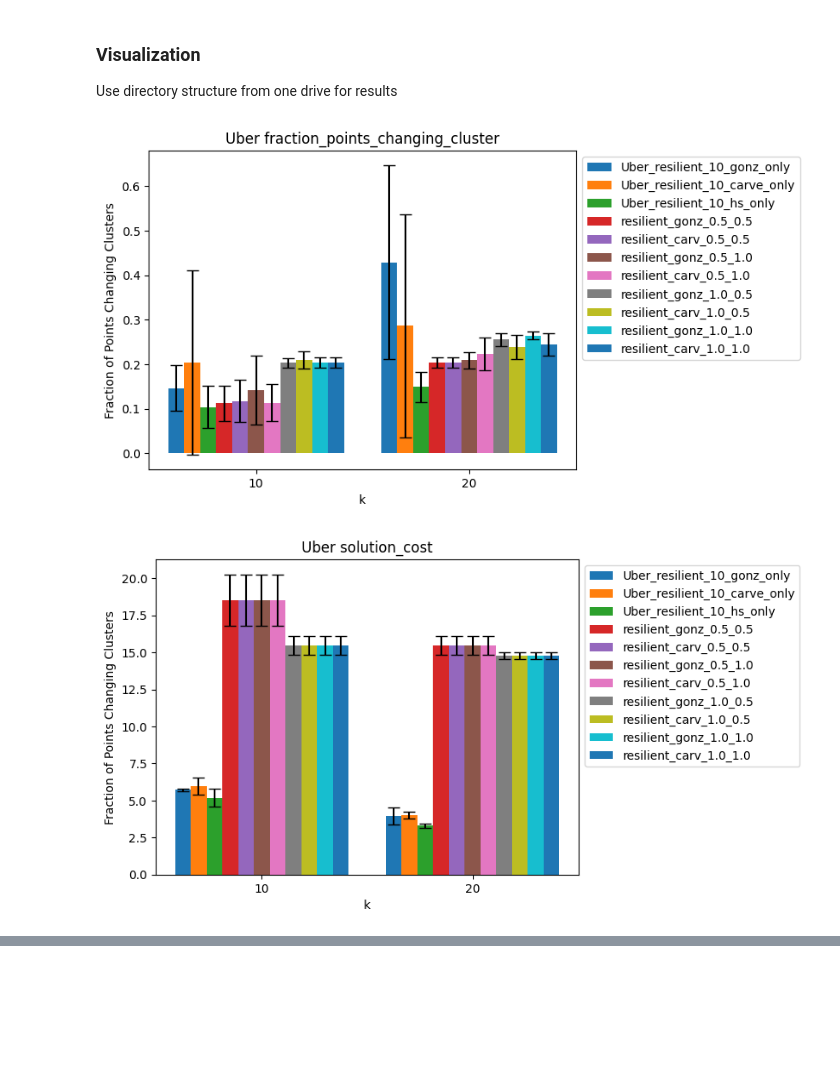
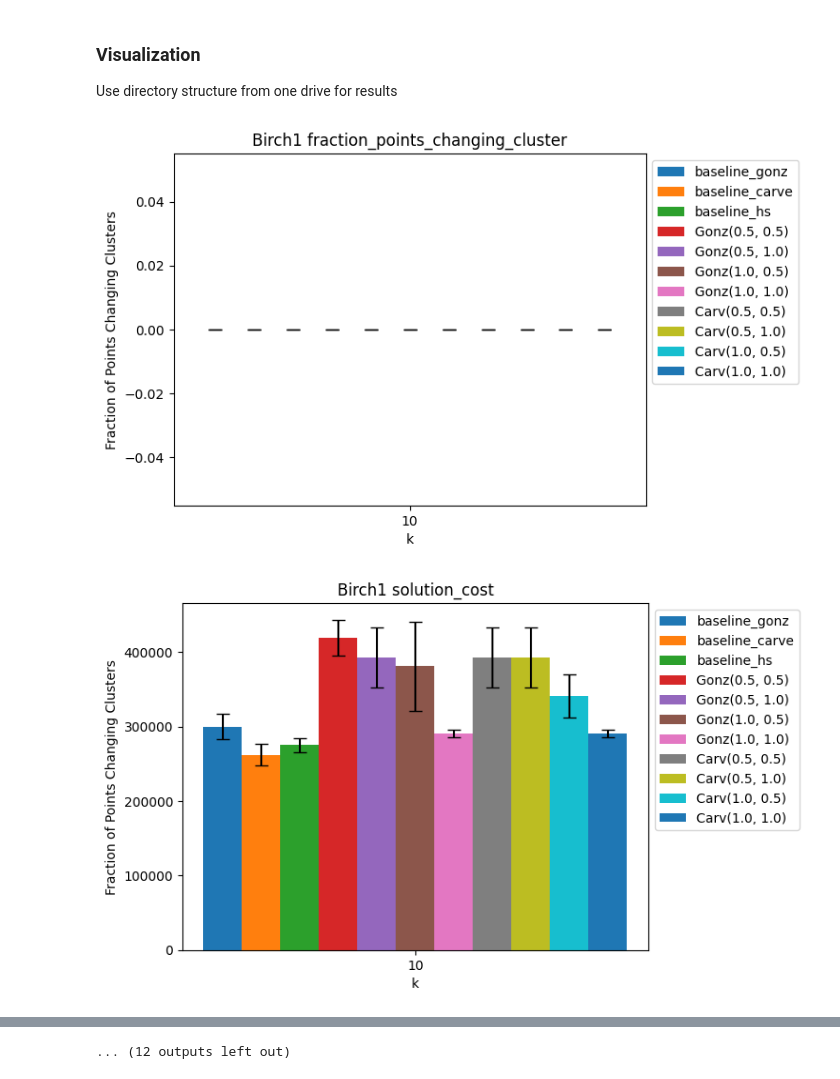
Before and after one commit to yoannalhc/comp5331-grp6, a Jupyter notebook: COMP5331_Project_refactored.ipynb, the cells around one changed output, grey strips where cells are left out. Drawn from its saved outputs; the diff is of its cells as text; code cells hidden in the pictures; blank space fills up the shorter version.

```diff
--- a/COMP5331_Project_refactored.ipynb
+++ b/COMP5331_Project_refactored.ipynb
@@ -364,24 +363,36 @@ from src.datasets import *
 from pprint import pprint
 import pickle
 import matplotlib.pyplot as plt
+import matplotlib.ticker as mtick
 results ={
     # dataset : k, seed, a, b (need to access resilient and baseline)
-    # 'Birch1': [[10],[5331,5332,5333], (0.5, 1.0), (0.5, 1.0)],
-    # 'Birch2': [[20],[5331,5332,5333], (0.5, 1.0), (0.5, 1.0)],
-    # 'Birch3': [[10],[5331,5332,5333], (0.5, 1.0), (0.5, 1.0)],
-    # 'Brightkite': [[50,100],[5331,5332,5333], (0.5, 1.0), (0.5, 1.0)],
-    # 'HighDim32' : [[10,20],[5331,5332,5333], (0.5, 1.0), (0.5, 1.0)],
-    # 'HighDim64' : [[10,20],[5331,5332,5333], (0.5, 1.0), (0.5, 1.0)],
-    # 'HighDim128' : [[10,20],[5331,5332,5333], (0.5, 1.0), (0.5, 1.0)],
+    'Birch1': [[10],[5331,5332,5333], (0.5, 1.0), (0.5, 1.0)],
+    'Birch2': [[20],[5331,5332,5333], (0.5, 1.0), (0.5, 1.0)],
+    'Birch3': [[10],[5331,5332,5333], (0.5, 1.0), (0.5, 1.0)],
+    'Brightkite': [[50,100],[5331,5332,5333], (0.5, 1.0), (0.5, 1.0)],
+    'HighDim32' : [[10,20],[5331,5332,5333], (0.5, 1.0), (0.5, 1.0)],
+    'HighDim64' : [[10,20],[5331,5332,5333], (0.5, 1.0), (0.5, 1.0)],
+    'HighDim128' : [[10,20],[5331,5332,5333], (0.5, 1.0), (0.5, 1.0)],
     'Uber': [[10, 20], [5331,5332,5333], (0.5, 1.0), (0.5, 1.0)]
 }
 resilient_k_models = ["gonz", "carv"]
 baseline_models = ["gonz", "carve", "hs"]
 cluster_results = {}
 metric = Metrics()
+
+
+eval_path = "./results/log/"
+
 for ds_name, params in results.items():
+
     cluster_result = {}
     # 1 plot for each k
+
+    if isfile(join(eval_path, f"{ds_name}_baseline_exp_result.csv")):
+        ds_result = pd.read_csv(join(eval_path, f"{ds_name}_baseline_exp_result.csv"))
+    else:
+        ds_result = pd.DataFrame() #  columns=["k", "algo", "fraction_changed", "sol_cost_1", "sol_cost_2", "num_cluster_1", "num_cluster_2"]
+
     for k in params[0]:
         cluster_result[k] = {}
             # get baseline model here
@@ -417,7 +428,19 @@ for ds_name, params in results.items():
             sol_cost_mean, sol_cost_std = np.mean(sol_cost_result_list, axis=0), np.std(sol_cost_result_list, axis=0)
             num_cluster_mean, num_cluster_std = np.mean(num_cluster_result_list, axis=0), np.std(num_cluster_result_list, axis=0)
 
-            cluster_result[k][f"{ds_name}_resilient_{k}_{model}_only"] = {
+            ds_result = pd.concat([ds_result, pd.DataFrame.from_records([{
+                    "k": k,
+                    "algo": model.title(),
+                    "fraction_changed_mean": fraction_changed,
+                    "fraction_changed_std": fraction_std,
+                    "sol_cost_mean": sol_cost_mean,
+                    "sol_cost_std": sol_cost_std,
+                    "num_cluster_mean": num_cluster_mean,
+                    "num_cluster_std": num_cluster_std
+                }])], ignore_index=True)
+
+
+            cluster_result[k][f"baseline_{model}"] = {
                         "fraction_points_changing_cluster": [fraction_mean, fraction_std],
                         "solution_cost": [sol_cost_mean, sol_cost_std],
                         "number_of_clusters": [num_cluster_mean, num_cluster_std]
@@ -456,11 +479,21 @@ for ds_name, params in results.items():
                     sol_cost_mean, sol_cost_std = np.mean(sol_cost_result_list, axis=0), np.std(sol_cost_result_list, axis=0)
                     num_cluster_mean, num_cluster_std = np.mean(num_cluster_result_list, axis=0), np.std(num_cluster_result_list, axis=0)
 
-                    cluster_result[k][f'resilient_{model}_{a}_{b}'] = {
+                    cluster_result[k][f'{model.title()}({a}, {b})'] = {
                                 "fraction_points_changing_cluster": [fraction_mean, fraction_std],
                                 "solution_cost": [sol_cost_mean, sol_cost_std],
                                 "number_of_clusters": [num_cluster_mean, num_cluster_std]
                             }
+                    ds_result = pd.concat([ds_result, pd.DataFrame.from_records([{
+                    "k": k,
+                    "algo": f'{model.title()}({a}, {b})',
+                    "fraction_changed_mean": fraction_changed,
+                    "fraction_changed_std": fraction_std,
+                    "sol_cost_mean": sol_cost_mean,
+                    "sol_cost_std": sol_cost_std,
+                    "num_cluster_mean": num_cluster_mean,
+                    "num_cluster_std": num_cluster_std
+                    }])], ignore_index=True)
 
     for key in ["fraction_points_changing_cluster", "solution_cost", "number_of_clusters"]:
         model_results_means= []
@@ -476,40 +509,39 @@ for ds_name, params in results.items():
             model_result_std = []
             for model in cluster_result[k]:
 
                 model_result_mean.append(cluster_result[k][model][key][0])
                 model_result_std.append(cluster_result[k][model][key][1])
             model_results_means.append(model_result_mean)
             model_results_stds.append(model_result_std)
         means = np.vstack(model_results_means).T
         stds = np.vstack(model_results_stds).T
 
         x = np.arange(len(cluster_result))  # the label locations
         width = 0.075  # the width of the bars
-
+        fig = plt.figure()
         # Create bars for each set of data
         for i, (fraction, error) in enumerate(zip(means, stds)):
             plt.bar(x + i * width, fraction, width, label=model_name_list[i], yerr=error, capsize=5)
 
         # Add some text for labels, title, and custom x-axis tick labels, etc.
         plt.xlabel('k')
         plt.ylabel('Fraction of Points Changing Clusters')
         plt.title(f'{ds_name} {key}')
         plt.xticks(x + width * (len(model_name_list) - 1) / 2, cluster_result.keys())
-        plt.legend(loc='upper left', bbox_to_anchor=(1, 1))
+        lgd = plt.legend(loc='upper left', bbox_to_anchor=(1, 1))
+
+
 
         # Show the plot
         plot_dir = f"plots/{ds_name}/"
         if not isdir(plot_dir):
             mkdir(plot_dir)
-        plot_path = join(plot_dir, f"res_{resilient_set_random_seed}_base_{basline_set_random_seed}")
-        if not isdir(plot_path):
-            mkdir(plot_path)
 
 
 
-        plt.savefig(join(plot_path, f"{ds_name}_{key}.png"))
-        plt.show()
-    cluster_results[ds_name] = cluster_result
+        plt.savefig(join(plot_dir, f"{ds_name}_{key}.png"), bbox_extra_artists=(lgd,), bbox_inches='tight')
+
+    ds_result.to_csv(join(eval_path, f"{ds_name}_exp_result.csv"), index=False)
 # %% [output]
-[figure, old version]
+[figure, new version]
-[figure, old version]
+[figure, new version]
@@ -516,0 +558 @@ for ds_name, params in results.items():
+... (12 outputs left out)
```
Also changed, not shown: parts of 4 cells of this notebook, 1 other file.
